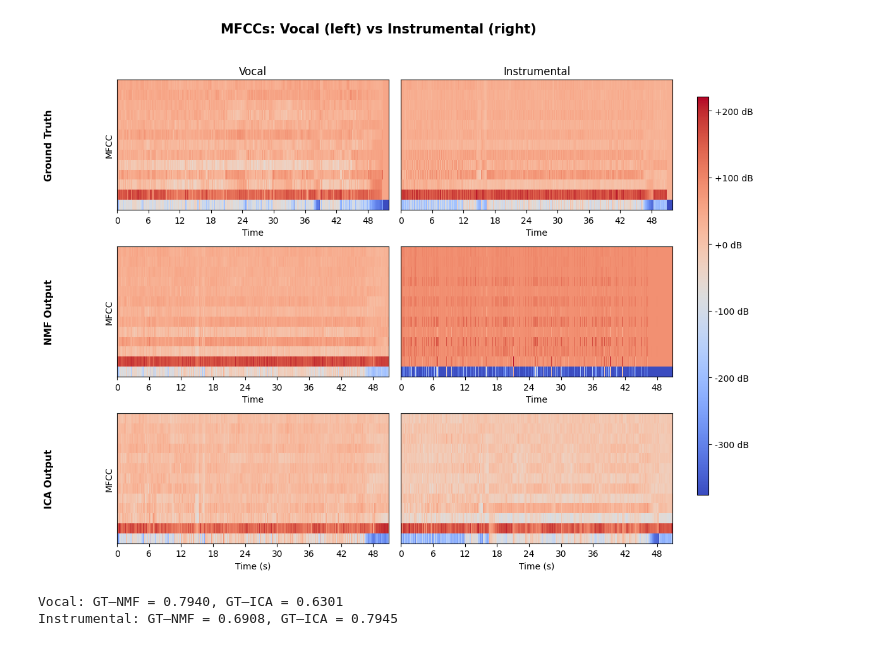
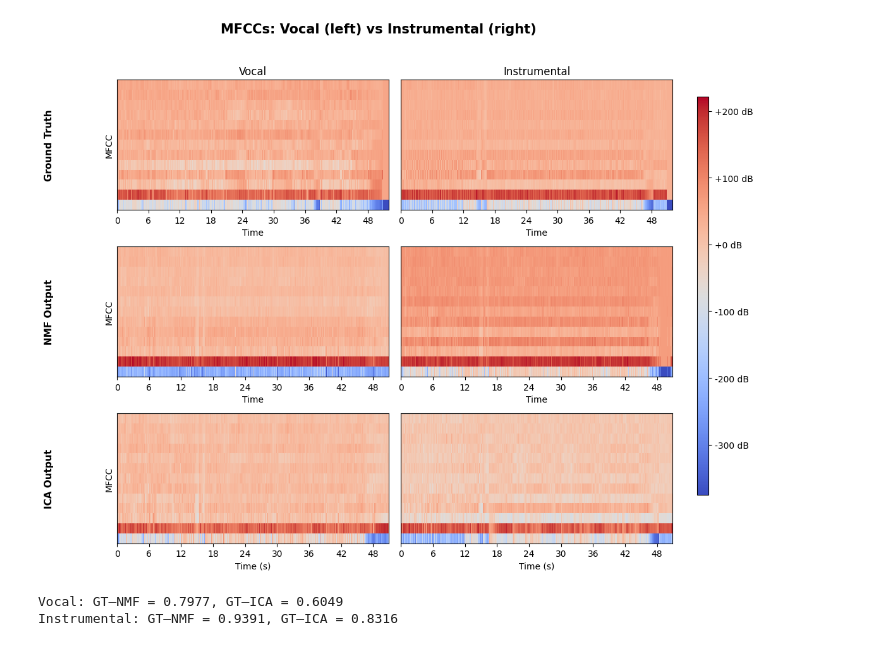
Before and after one commit to heesok/MLSP_Fall25_Project, a Jupyter notebook: scripts/plot_qualitative_results.ipynb, the cells around one changed output. Saved outputs shown, nothing was run; the diff lists cells and outputs as text; code cells hidden in the pictures.

Commit message:
generated qual figures

```diff
--- a/scripts/plot_qualitative_results.ipynb
+++ b/scripts/plot_qualitative_results.ipynb
@@ -25,6 +25,7 @@ def get_matching_files(gt_list, nmf_folder, ica_folder):
     nmf_files, ica_files = [], []
     for f in gt_list:
         base_name = f.replace("_trimmed", "")
+        base_name = base_name.replace(".wav", "")
         nmf_match = [n for n in os.listdir(nmf_folder) if base_name in n]
         ica_match = [i for i in os.listdir(ica_folder) if base_name in i]
         if nmf_match and ica_match:
@@ -126,43 +127,48 @@ for row, (label, paths) in enumerate(zip(row_labels, [gt_paths, nmf_paths, ica_p
         ax.set_title(categories[col] if row == 0 else "")
         if row == 2:
             ax.set_xlabel("Time (s)")
         if col == 0:
             ax.set_ylabel("MFCC")
         ax.grid(False)
 
 # row labels on the left
 for ax, label in zip(axes[:, 0], row_labels):
     ax.annotate(label, xy=(-0.25, 0.5), xycoords='axes fraction',
                 ha='center', va='center', rotation=90, fontsize=11, weight='bold')
 
 fig.suptitle("MFCCs: Vocal (left) vs Instrumental (right)", fontsize=15, weight='bold')
 # color bar
 cbar_ax = fig.add_axes([0.92, 0.15, 0.015, 0.7])
 fig.colorbar(img, cax=cbar_ax, format='%+2.0f dB')
 
 plt.tight_layout(rect=[0.05, 0, 0.9, 0.96])
 plt.savefig(os.path.join(out_dir,"MFCCs_compare_to_GT.png"), dpi=300, bbox_inches="tight")
 plt.show()
 
+#mfcc frame specific cosine similarity
+def mfcc_cosine_similarity(mfcc_gt, mfcc_est):
+    n_frames = min(mfcc_gt.shape[1], mfcc_est.shape[1])
+    cos_vals = []
+    for i in range(n_frames):
+        cos = cosine_similarity(mfcc_gt[:, i].reshape(1, -1),
+                                mfcc_est[:, i].reshape(1, -1))[0, 0]
+        cos_vals.append(cos)
+    return np.mean(cos_vals), np.std(cos_vals)
+
 for col, source_type in enumerate(categories):
     gt = MFCCS["GROUND"][col]
     nmf = MFCCS["NMF"][col]
     ica = MFCCS["ICA"][col]
 
-    # flatten!!
-    min_frames = min(gt.shape[1], nmf.shape[1], ica.shape[1])
-    gt_f = gt[:, :min_frames].flatten()
-    nmf_f = nmf[:, :min_frames].flatten()
-    ica_f = ica[:, :min_frames].flatten()
+    cos_nmf,_ = mfcc_cosine_similarity(gt, nmf)
+    cos_ica,_ = mfcc_cosine_similarity(gt, ica)
 
-    cos_nmf = cosine_similarity(gt_f.reshape(1, -1), nmf_f.reshape(1, -1))[0, 0]
-    cos_ica = cosine_similarity(gt_f.reshape(1, -1), ica_f.reshape(1, -1))[0, 0]
 
     print(f"{source_type}: GT–NMF = {cos_nmf:.4f}, GT–ICA = {cos_ica:.4f}")
 # %% [output]
-[figure, old version]
+[figure, new version]
-Vocal: GT–NMF = 0.7940, GT–ICA = 0.6301
-Instrumental: GT–NMF = 0.6908, GT–ICA = 0.7945
+Vocal: GT–NMF = 0.7977, GT–ICA = 0.6049
+Instrumental: GT–NMF = 0.9391, GT–ICA = 0.8316
 # %%
 # Mel Spectrograms:
 #for cosine sim
```
Also changed, not shown: parts of 2 cells of this notebook, 3 other files.
